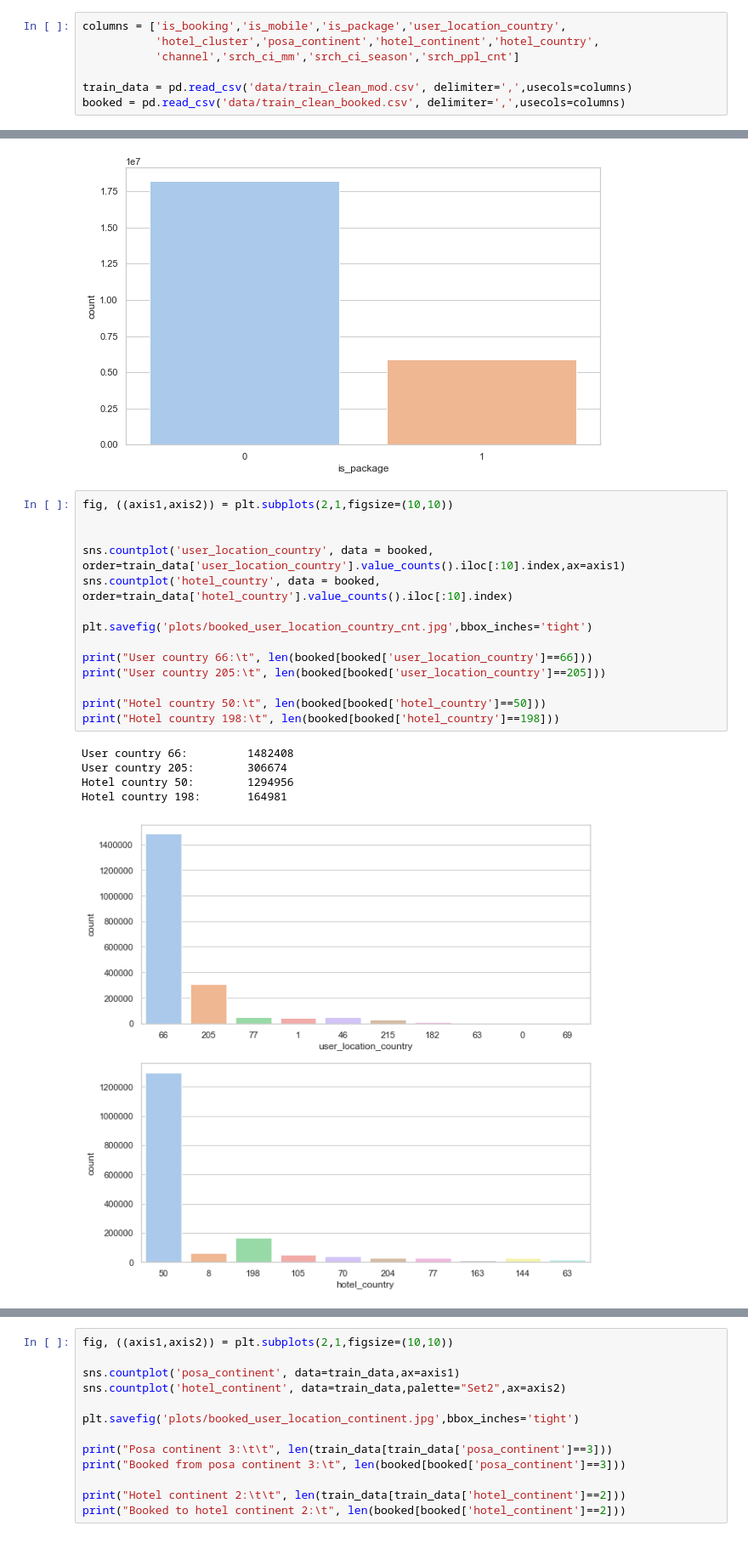
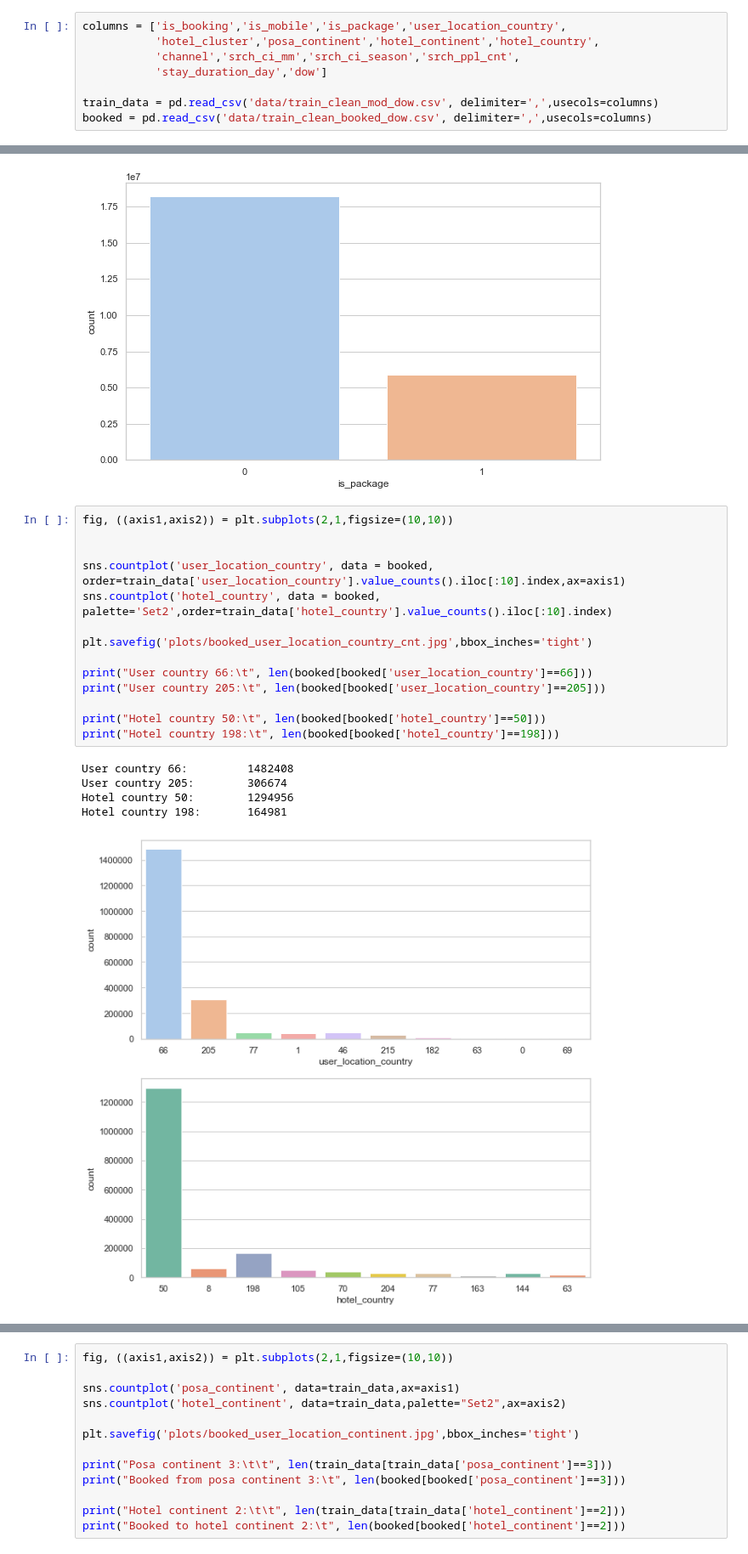
Before and after one commit to gonteranna1211/szakdolgozat, a Jupyter notebook: Exploratory analysis.ipynb, the cells around one changed output, grey strips where cells are left out. Shown at 85% size. Drawn from its saved outputs; the diff is of its cells as text.

```diff
--- a/Exploratory analysis.ipynb
+++ b/Exploratory analysis.ipynb
@@ -6,10 +8,11 @@ import seaborn as sns; sns.set(style="whitegrid",palette='pastel')
 # %%
 columns = ['is_booking','is_mobile','is_package','user_location_country',
            'hotel_cluster','posa_continent','hotel_continent','hotel_country',
-           'channel','srch_ci_mm','srch_ci_season','srch_ppl_cnt']
+           'channel','srch_ci_mm','srch_ci_season','srch_ppl_cnt',
+           'stay_duration_day','dow']
 
-train_data = pd.read_csv('data/train_clean_mod.csv', delimiter=',',usecols=columns)
-booked = pd.read_csv('data/train_clean_booked.csv', delimiter=',',usecols=columns)
+train_data = pd.read_csv('data/train_clean_mod_dow.csv', delimiter=',',usecols=columns)
+booked = pd.read_csv('data/train_clean_booked_dow.csv', delimiter=',',usecols=columns)
 # %%
 fig, ((axis1,axis2)) = plt.subplots(1,2,figsize=(20,6))
 
@@ -44,20 +47,20 @@ With package:            5884759
 # %%
 fig, ((axis1,axis2)) = plt.subplots(2,1,figsize=(10,10))
 
 
 sns.countplot('user_location_country', data = booked, order=train_data['user_location_country'].value_counts().iloc[:10].index,ax=axis1)
-sns.countplot('hotel_country', data = booked, order=train_data['hotel_country'].value_counts().iloc[:10].index)
+sns.countplot('hotel_country', data = booked, palette='Set2',order=train_data['hotel_country'].value_counts().iloc[:10].index)
 
 plt.savefig('plots/booked_user_location_country_cnt.jpg',bbox_inches='tight')
 
 print("User country 66:\t", len(booked[booked['user_location_country']==66]))
 print("User country 205:\t", len(booked[booked['user_location_country']==205]))
 
 print("Hotel country 50:\t", len(booked[booked['hotel_country']==50]))
 print("Hotel country 198:\t", len(booked[booked['hotel_country']==198]))
 # %% [output]
 User country 66:         1482408
 User country 205:        306674
 Hotel country 50:        1294956
 Hotel country 198:       164981
-[figure, old version]
+[figure, new version]
```
Also changed, not shown: parts of 6 cells of this notebook.
